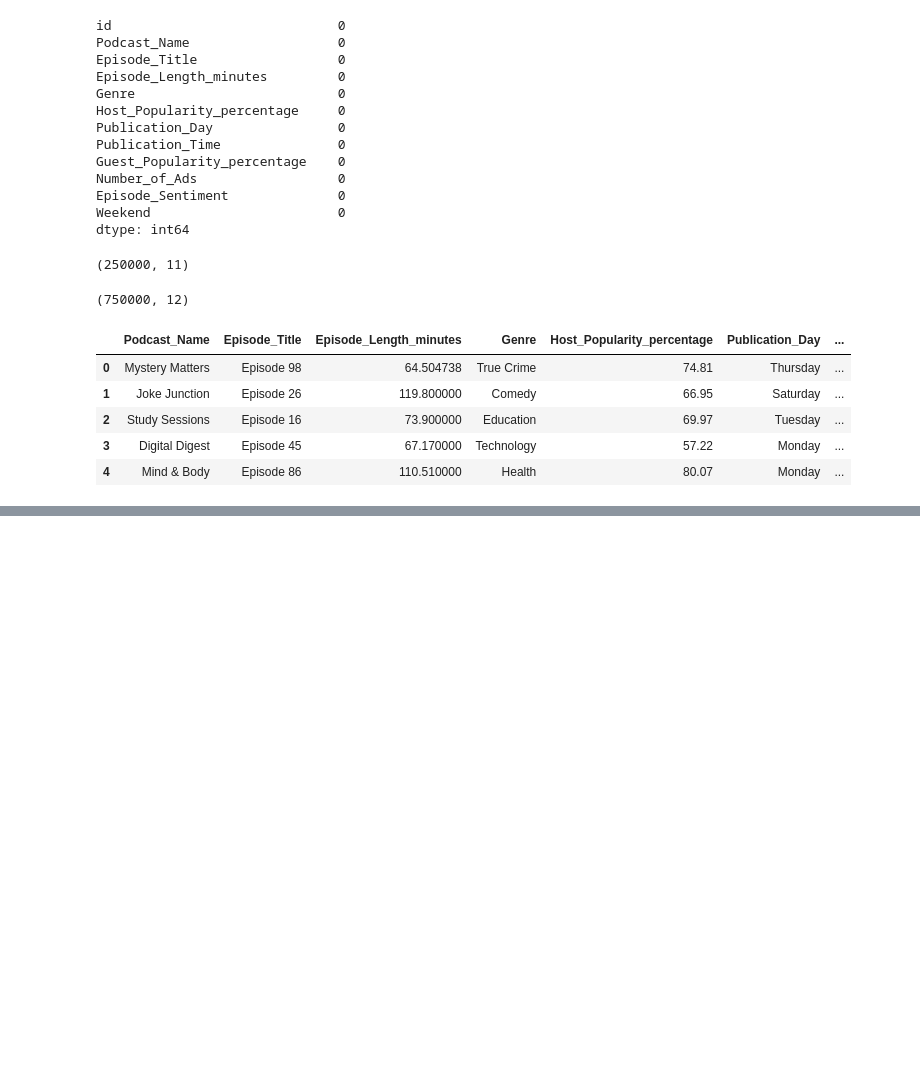
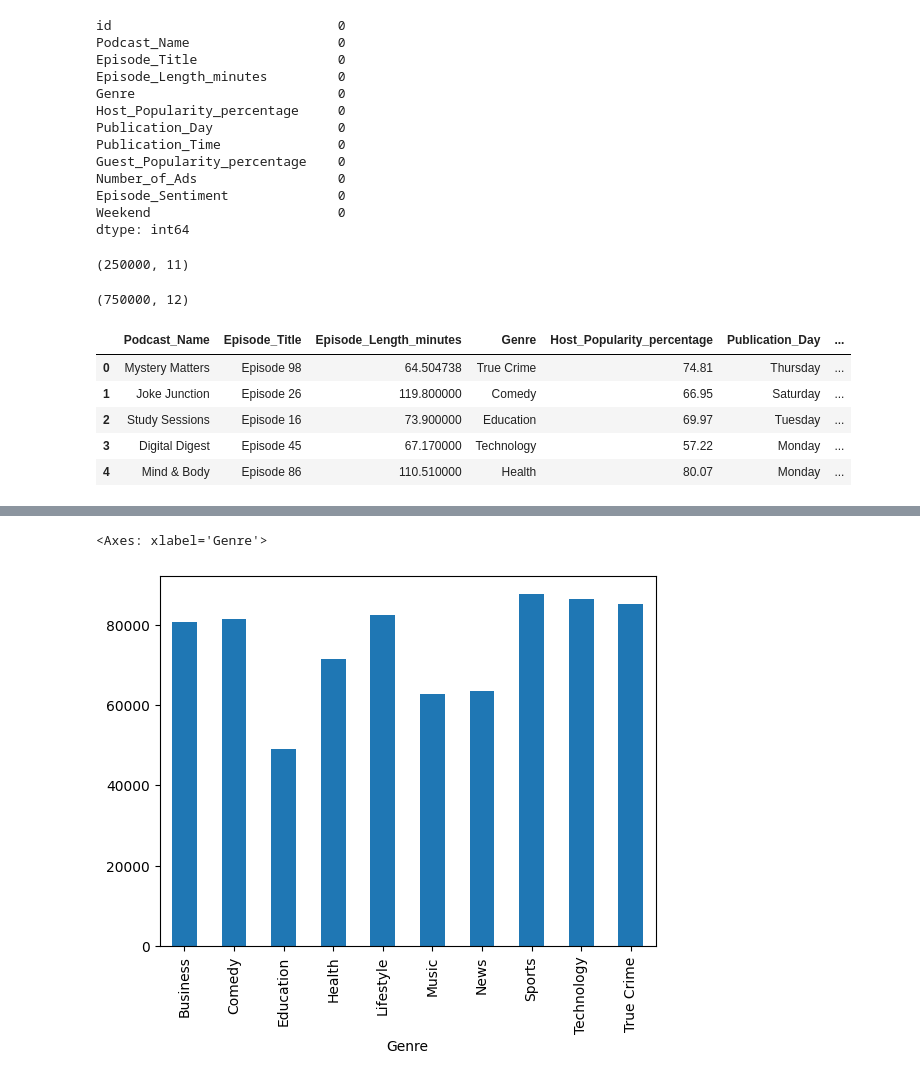
Before and after one commit to isfar12/Machine-Learning, a Jupyter notebook: Contest_journey/pocast_listening_time.ipynb, the cells around one changed output, grey strips where cells are left out. Cells and saved outputs as stored; diff of their text form; code cells hidden in the pictures; blank space fills up the shorter version.

```diff
--- a/Contest_journey/pocast_listening_time.ipynb
+++ b/Contest_journey/pocast_listening_time.ipynb
@@ -283,2 +318,8 @@ train.head()
+# %%
+train.groupby(by="Genre")["Genre"].value_counts().plot(kind="bar")
+train.groupby(by="Genre")["Genre"].value_counts().plot(kind="bar")
+# %% [output]
+<Axes: xlabel='Genre'>
+[figure, added]
 # %%
 train=pd.get_dummies(train).astype("int")
```
Also changed, not shown: parts of 29 cells of this notebook.
